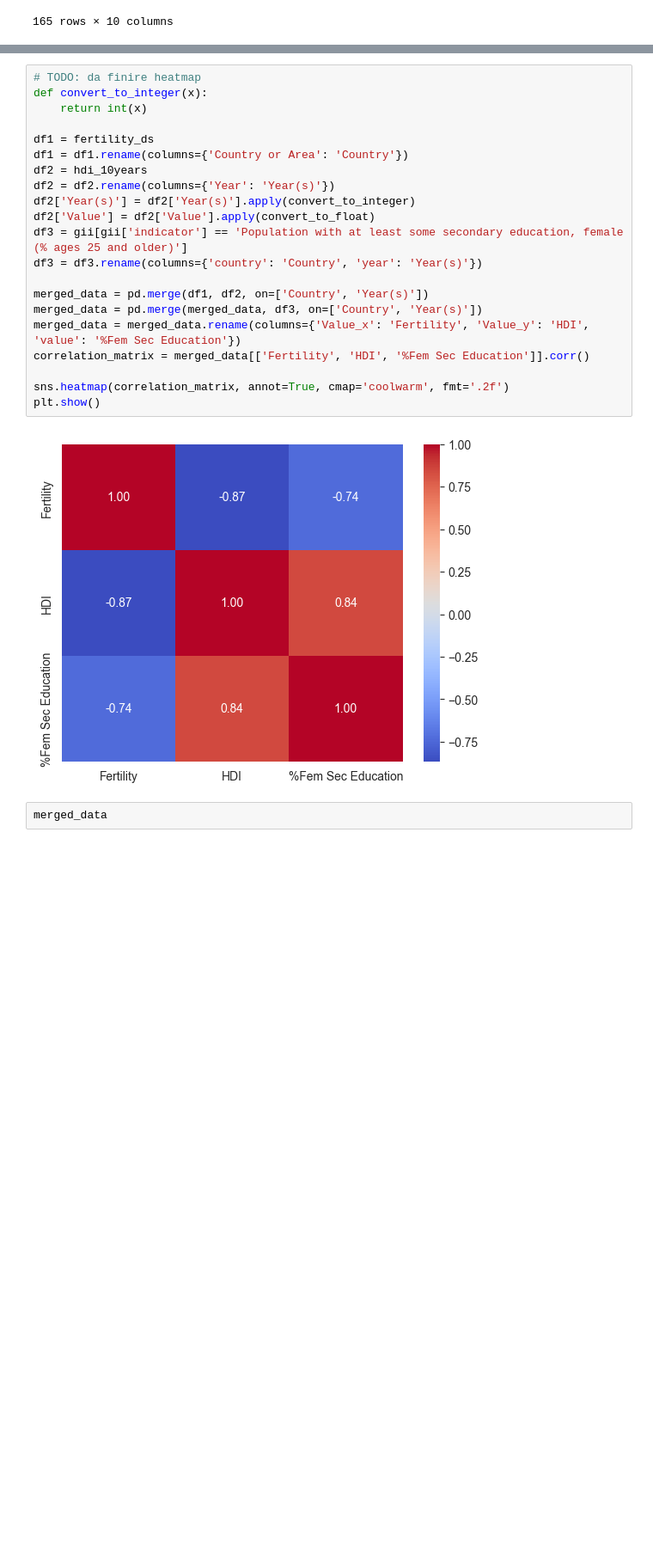
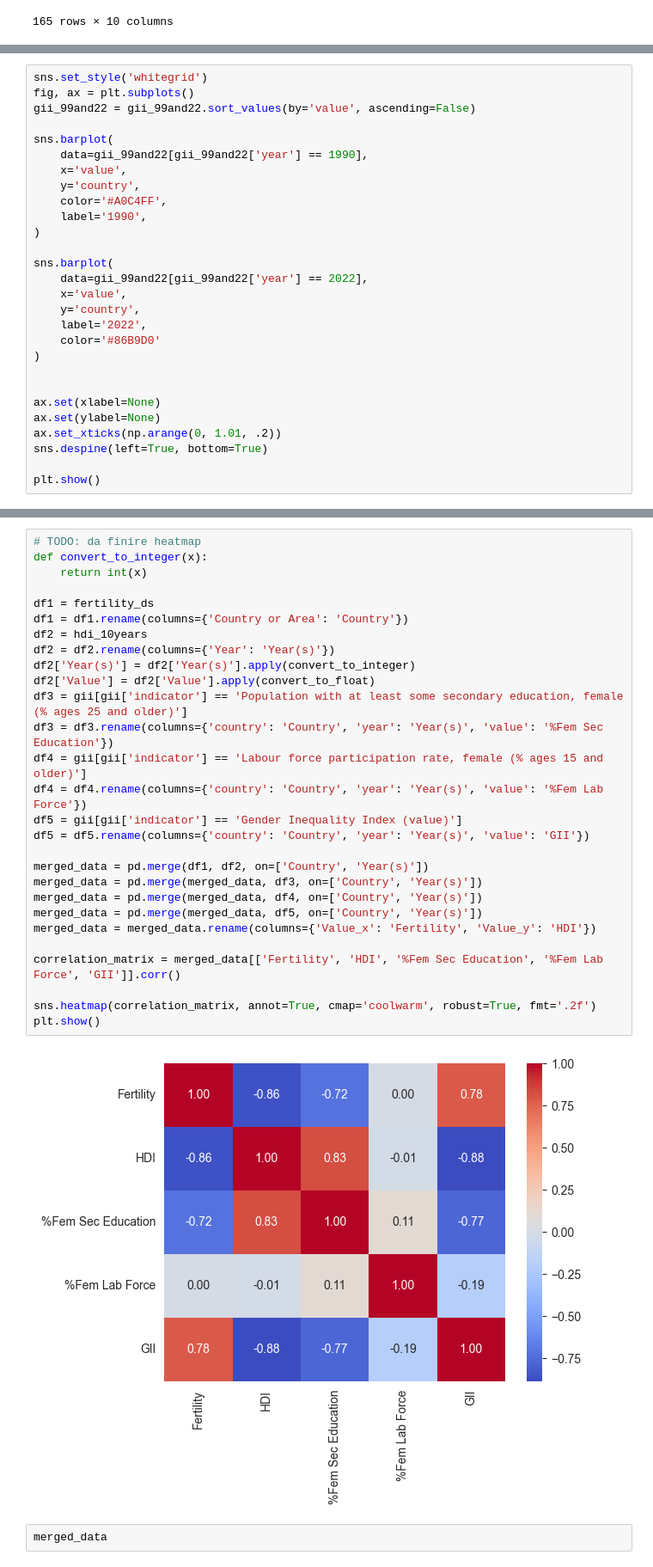
Before and after one commit to ByZeroMatt/SciVis_Project_2024, a Jupyter notebook: src/main/main.ipynb, the cells around one changed output, grey strips where cells are left out. Shown at 86% size. Saved outputs shown, nothing was run; the diff lists cells and outputs as text; blank space fills up the shorter version.

Commit message:
Completati grafici relativi a GII, aggiornata heatmap

```diff
--- a/src/main/main.ipynb
+++ b/src/main/main.ipynb
@@ -543,0 +638,28 @@ plt.show()
+# %%
+sns.set_style('whitegrid')
+fig, ax = plt.subplots()
+gii_99and22 = gii_99and22.sort_values(by='value', ascending=False)
+
+sns.barplot(
+    data=gii_99and22[gii_99and22['year'] == 1990],
+    x='value',
+    y='country',
+    color='#A0C4FF',
+    label='1990',
+)
+
+sns.barplot(
+    data=gii_99and22[gii_99and22['year'] == 2022],
+    x='value',
+    y='country',
+    label='2022',
+    color='#86B9D0'
+)
+
+
+ax.set(xlabel=None)
+ax.set(ylabel=None)
+ax.set_xticks(np.arange(0, 1.01, .2))
+sns.despine(left=True, bottom=True)
+
+plt.show()
@@ -544,26 +668,33 @@ plt.show()
 # %%
 # TODO: da finire heatmap
 def convert_to_integer(x):
     return int(x)
 
 df1 = fertility_ds
 df1 = df1.rename(columns={'Country or Area': 'Country'})
 df2 = hdi_10years
 df2 = df2.rename(columns={'Year': 'Year(s)'})
 df2['Year(s)'] = df2['Year(s)'].apply(convert_to_integer)
 df2['Value'] = df2['Value'].apply(convert_to_float)
 df3 = gii[gii['indicator'] == 'Population with at least some secondary education, female (% ages 25 and older)']
-df3 = df3.rename(columns={'country': 'Country', 'year': 'Year(s)'})
+df3 = df3.rename(columns={'country': 'Country', 'year': 'Year(s)', 'value': '%Fem Sec Education'})
+df4 = gii[gii['indicator'] == 'Labour force participation rate, female (% ages 15 and older)']
+df4 = df4.rename(columns={'country': 'Country', 'year': 'Year(s)', 'value': '%Fem Lab Force'})
+df5 = gii[gii['indicator'] == 'Gender Inequality Index (value)']
+df5 = df5.rename(columns={'country': 'Country', 'year': 'Year(s)', 'value': 'GII'})
 
 merged_data = pd.merge(df1, df2, on=['Country', 'Year(s)'])
 merged_data = pd.merge(merged_data, df3, on=['Country', 'Year(s)'])
-merged_data = merged_data.rename(columns={'Value_x': 'Fertility', 'Value_y': 'HDI', 'value': '%Fem Sec Education'})
-correlation_matrix = merged_data[['Fertility', 'HDI', '%Fem Sec Education']].corr()
+merged_data = pd.merge(merged_data, df4, on=['Country', 'Year(s)'])
+merged_data = pd.merge(merged_data, df5, on=['Country', 'Year(s)'])
+merged_data = merged_data.rename(columns={'Value_x': 'Fertility', 'Value_y': 'HDI'})
 
-sns.heatmap(correlation_matrix, annot=True, cmap='coolwarm', fmt='.2f')
+correlation_matrix = merged_data[['Fertility', 'HDI', '%Fem Sec Education', '%Fem Lab Force', 'GII']].corr()
+
+sns.heatmap(correlation_matrix, annot=True, cmap='coolwarm', robust=True, fmt='.2f')
 plt.show()
 # %% [output]
-[figure, old version]
+[figure, new version]
 # %%
 merged_data
 # %% [output]
```
Also changed, not shown: parts of 7 cells of this notebook.
